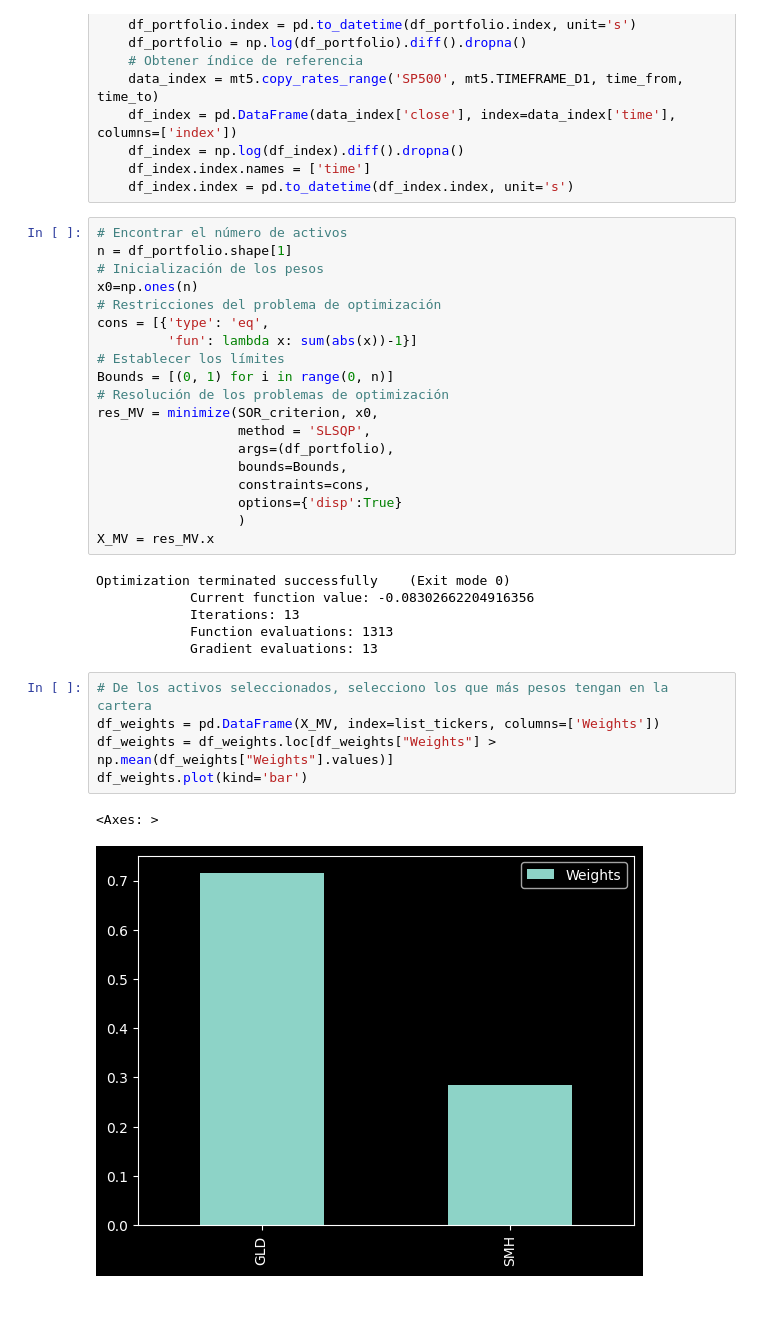
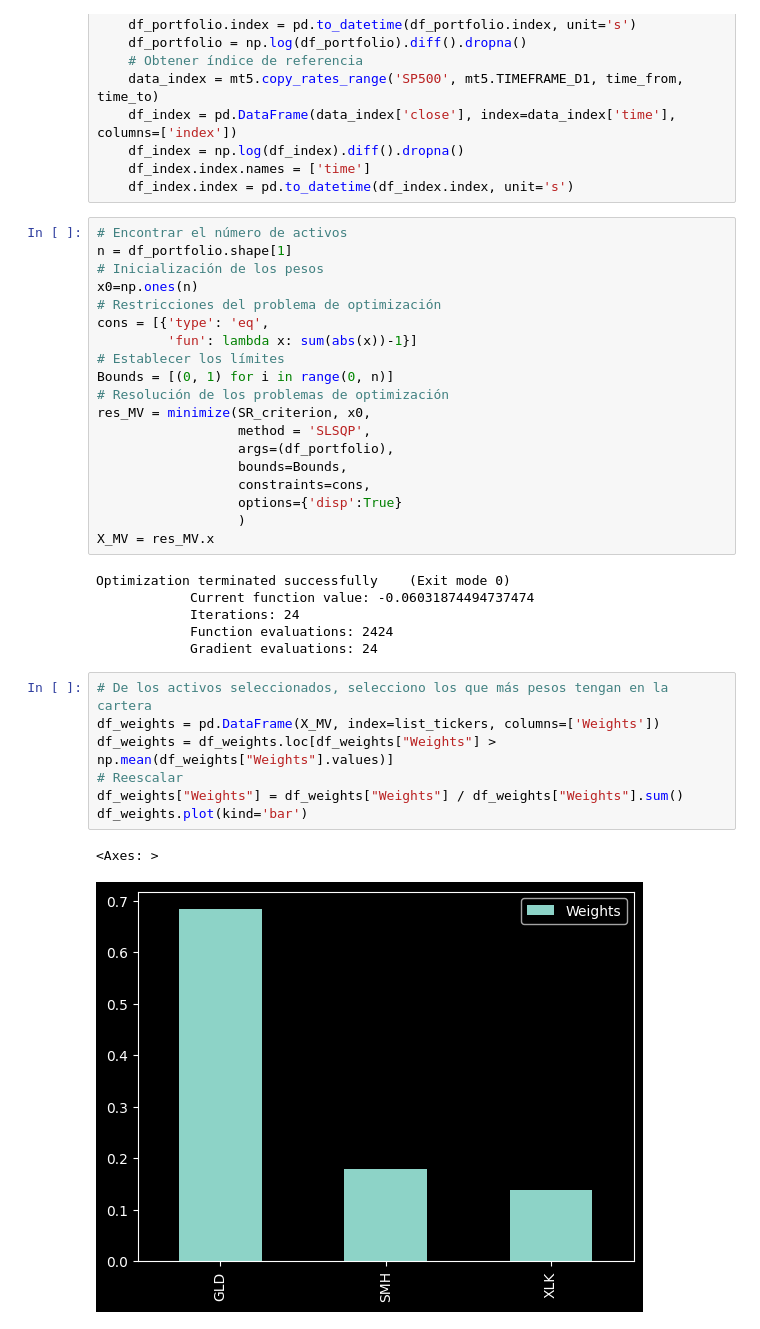
Before and after one commit to ajmtrz/proyectos_varios, a Jupyter notebook: SAA_MV_CAMP.ipynb, the cells around one changed output. Drawn from its saved outputs; the diff is of its cells as text.

```diff
--- a/SAA_MV_CAMP.ipynb
+++ b/SAA_MV_CAMP.ipynb
@@ -43,7 +43,7 @@ cons = [{'type': 'eq',
 # Establecer los límites
 Bounds = [(0, 1) for i in range(0, n)]
 # Resolución de los problemas de optimización
-res_MV = minimize(SOR_criterion, x0,
+res_MV = minimize(SR_criterion, x0,
                   method = 'SLSQP',
                   args=(df_portfolio),
                   bounds=Bounds,
@@ -53,18 +53,20 @@ res_MV = minimize(SOR_criterion, x0,
 X_MV = res_MV.x
 # %% [output]
 Optimization terminated successfully    (Exit mode 0)
-            Current function value: -0.08302662204916356
-            Iterations: 13
-            Function evaluations: 1313
-            Gradient evaluations: 13
+            Current function value: -0.06031874494737474
+            Iterations: 24
+            Function evaluations: 2424
+            Gradient evaluations: 24
 # %%
 # De los activos seleccionados, selecciono los que más pesos tengan en la cartera
 df_weights = pd.DataFrame(X_MV, index=list_tickers, columns=['Weights'])
 df_weights = df_weights.loc[df_weights["Weights"] > np.mean(df_weights["Weights"].values)]
+# Reescalar
+df_weights["Weights"] = df_weights["Weights"] / df_weights["Weights"].sum()
 df_weights.plot(kind='bar')
 # %% [output]
 <Axes: >
-[figure, old version]
+[figure, new version]
 # %%
 # Visualización de la distribución sectorial
 tickers = yf.Tickers(df_weights.index.to_list())
```
Also changed, not shown: parts of 6 cells of this notebook, 1 other file.
